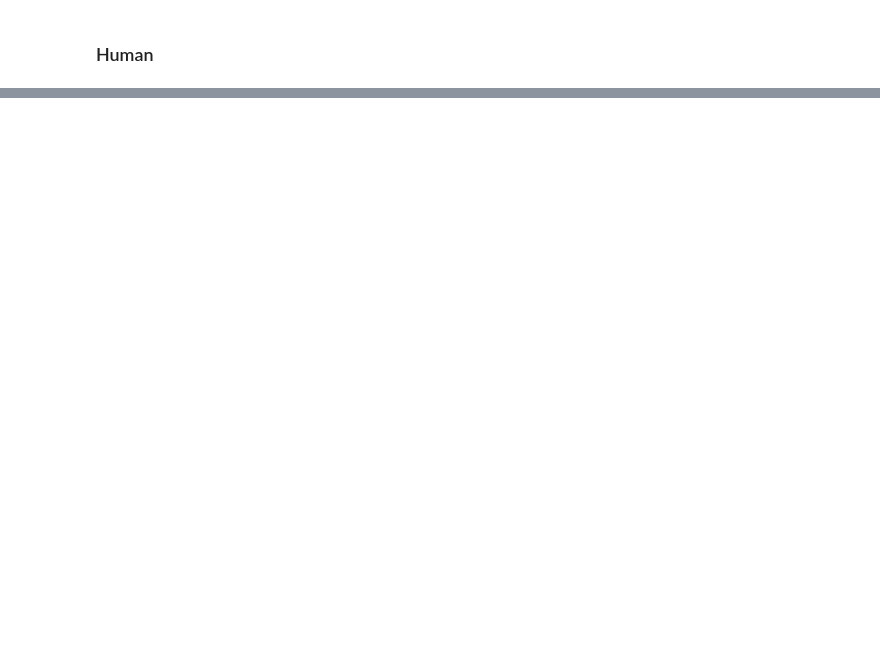
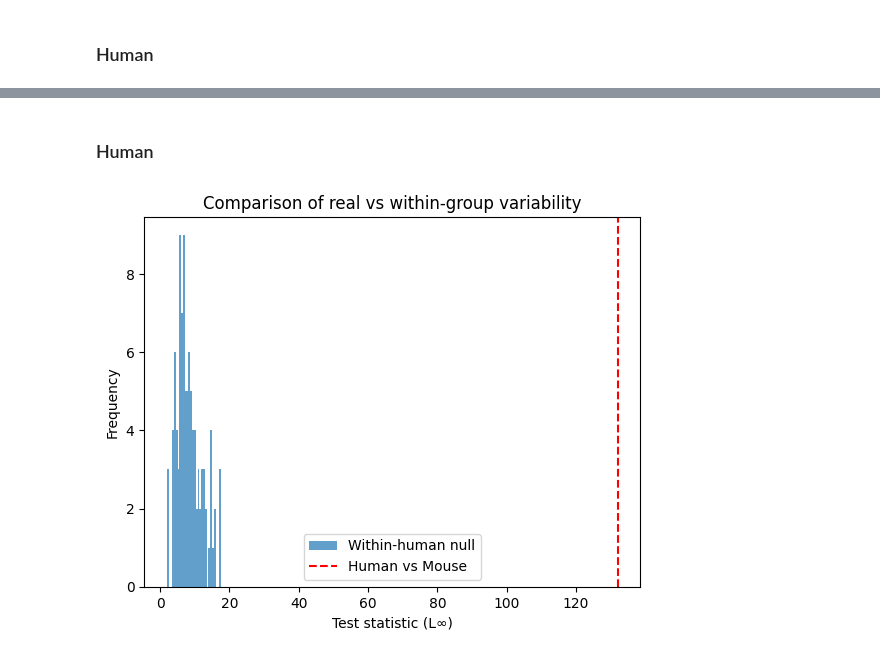
Before and after one commit to araccoon22/Master_Thesis, a Jupyter notebook: 2_permutation_test.ipynb, the cells around one changed output, grey strips where cells are left out. Drawn from its saved outputs; the diff is of its cells as text; code cells hidden in the pictures; blank space fills up the shorter version.

```diff
--- a/2_permutation_test.ipynb
+++ b/2_permutation_test.ipynb
@@ -177,0 +252,16 @@ plt.show()
+# %% [markdown]
+### Human
+# %%
+human_stats_lan =fcts.within_group_permutation_test(silhouettes_human, n_trials=100)
+# %%
+plt.hist(human_stats_lan, bins=30, alpha=0.7, label='Within-human null')
+plt.axvline(observed_stat_lan, color='red', linestyle='--', label='Human vs Mouse')
+plt.title('Comparison of real vs within-group variability')
+plt.xlabel('Test statistic (L∞)')
+plt.ylabel('Frequency')
+plt.legend()
+
+plt.savefig('permutation_test_human.png')
+plt.show()
+# %% [output]
+[figure, added]
```
Also changed, not shown: parts of 23 cells of this notebook, 2 other files.
